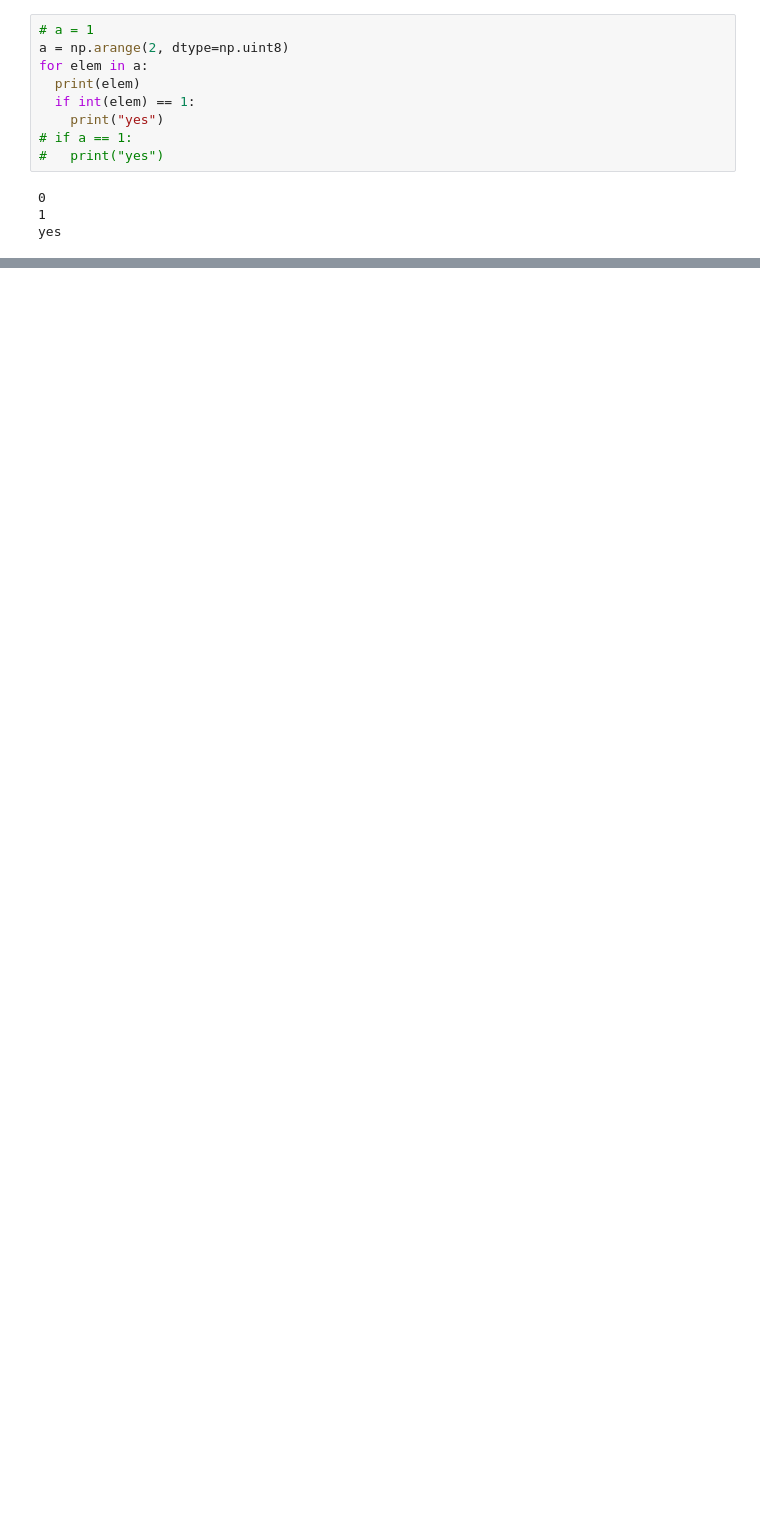
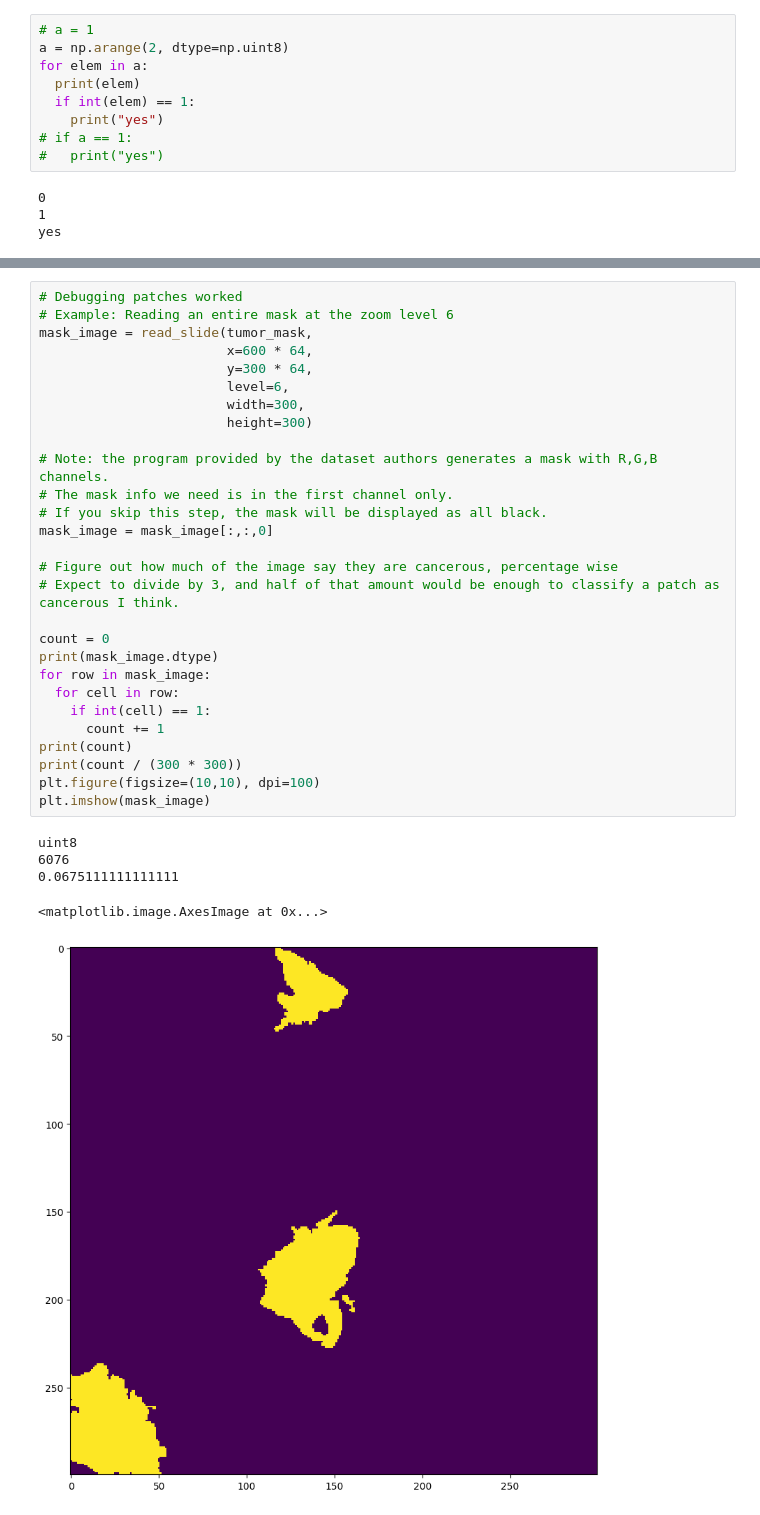
Before and after one commit to akoo-45/cancer-detection, a Jupyter notebook: cancer_detection.ipynb, the cells around one changed output, grey strips where cells are left out. Cells and saved outputs as stored; diff of their text form; blank space fills up the shorter version.

```diff
--- a/cancer_detection.ipynb
+++ b/cancer_detection.ipynb
@@ -878,0 +894,34 @@ concat = Average()
+# %%
+# Debugging patches worked
+# Example: Reading an entire mask at the zoom level 6
+mask_image = read_slide(tumor_mask,
+                        x=600 * 64,
+                        y=300 * 64,
+                        level=6,
+                        width=300,
+                        height=300)
+
+# Note: the program provided by the dataset authors generates a mask with R,G,B channels.
+# The mask info we need is in the first channel only.
+# If you skip this step, the mask will be displayed as all black.
+mask_image = mask_image[:,:,0]
+
+# Figure out how much of the image say they are cancerous, percentage wise
+# Expect to divide by 3, and half of that amount would be enough to classify a patch as cancerous I think.
+
+count = 0
+print(mask_image.dtype)
+for row in mask_image:
+  for cell in row:
+    if int(cell) == 1:
+      count += 1
+print(count)
+print(count / (300 * 300))
+plt.figure(figsize=(10,10), dpi=100)
+plt.imshow(mask_image)
+# %% [output]
+uint8
+6076
+0.0675111111111111
+<matplotlib.image.AxesImage at 0x...>
+[figure, added]
```
Also changed, not shown: parts of 25 cells of this notebook.
